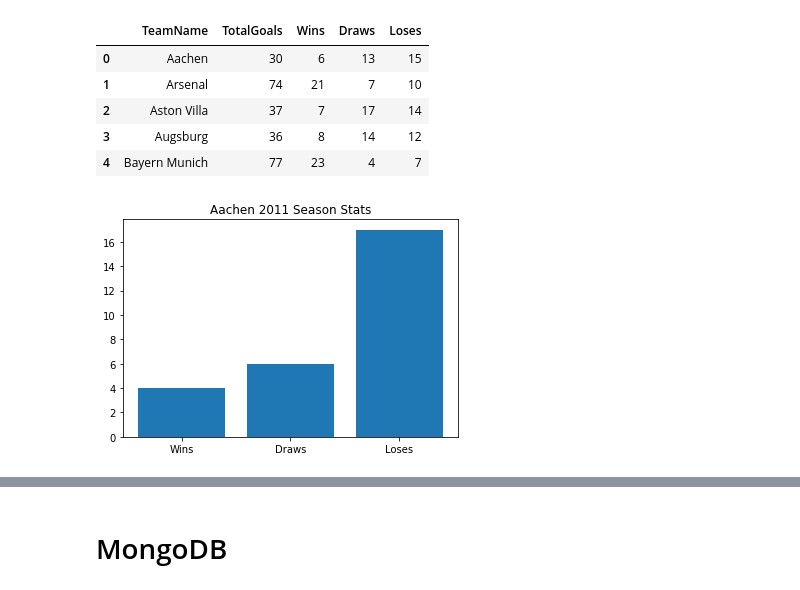
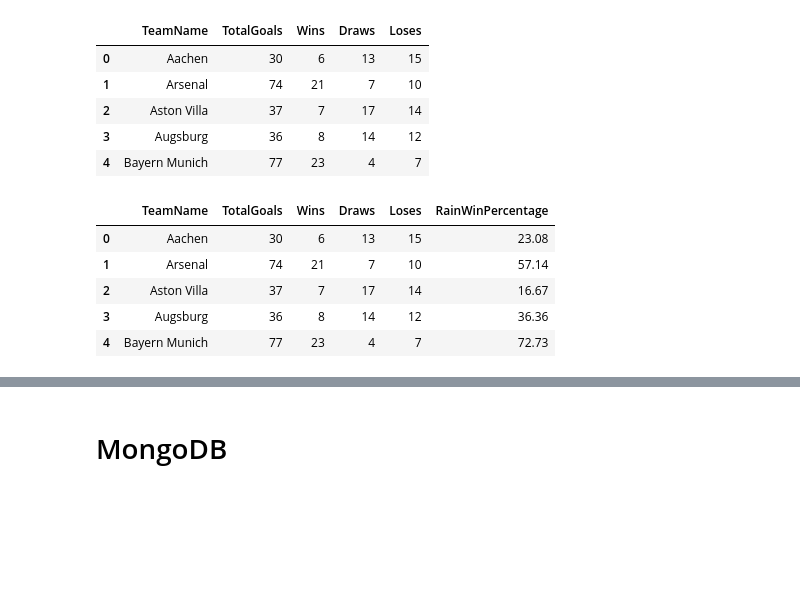
Before and after one commit to erikajane/Soccer_in_the_Rain, a Jupyter notebook: OOP Work.ipynb, the cells around one changed output, grey strips where cells are left out. Saved outputs shown, nothing was run; the diff lists cells and outputs as text; code cells hidden in the pictures; blank space fills up the shorter version.

```diff
--- a/OOP Work.ipynb
+++ b/OOP Work.ipynb
@@ -187,0 +157,3 @@ test1.get_rain_win_percentage(Matches_2011_df)
+# %%
+rain_win_df = weather.get_rain_win_percentage(Matches_2011_df)
+rain_win_df.head()
@@ -243,3 +224,15 @@ Stats_df.head()
 | 2 | Aston Villa | 37 | 7 | 17 | 14 |
 | 3 | Augsburg | 36 | 8 | 14 | 12 |
 | 4 | Bayern Munich | 77 | 23 | 4 | 7 |
+# %%
+# Merge rain_win_df and Stats_df
+
+final_df = pd.merge(Stats_df, rain_win_df, on='TeamName')
+final_df.head()
+# %% [output]
+|  | TeamName | TotalGoals | Wins | Draws | Loses | RainWinPercentage |
+| 0 | Aachen | 30 | 6 | 13 | 15 | 23.08 |
+| 1 | Arsenal | 74 | 21 | 7 | 10 | 57.14 |
+| 2 | Aston Villa | 37 | 7 | 17 | 14 | 16.67 |
+| 3 | Augsburg | 36 | 8 | 14 | 12 | 36.36 |
+| 4 | Bayern Munich | 77 | 23 | 4 | 7 | 72.73 |
@@ -246,12 +241,12 @@ Stats_df.head()
 # %%
-# Create histogram for each teams Wins, Draws and Loses
+# Function to create histogram
 
-data = Stats_df.iloc[0].to_dict()
-xaxis = list(data.keys())[2:]
-y_values = list(data.values())[2:]
-
-plt.bar(xaxis, y_values)
-plt.title(list(data.values())[0] + ' 2011 Season Stats')
-plt.show()
+def create_histogram(ind):
+    data = final_df.iloc[ind].to_dict()
+    x_values = list(data.keys())[2:5]
+    y_values = list(data.values())[2:5]
+    fig = plt.figure(figsize=(5,5))
+    plt.title(list(data.values())[0] + ' 2011 Season Stats')
+    plt.bar(x_values, y_values)
+    plt.savefig('Histograms/' + list(data.values())[0] + '.png', bbox_inches='tight')
+    plt.close(fig)
-# %% [output]
-[figure, removed]
```
Also changed, not shown: parts of 22 cells of this notebook, 3 other files.
